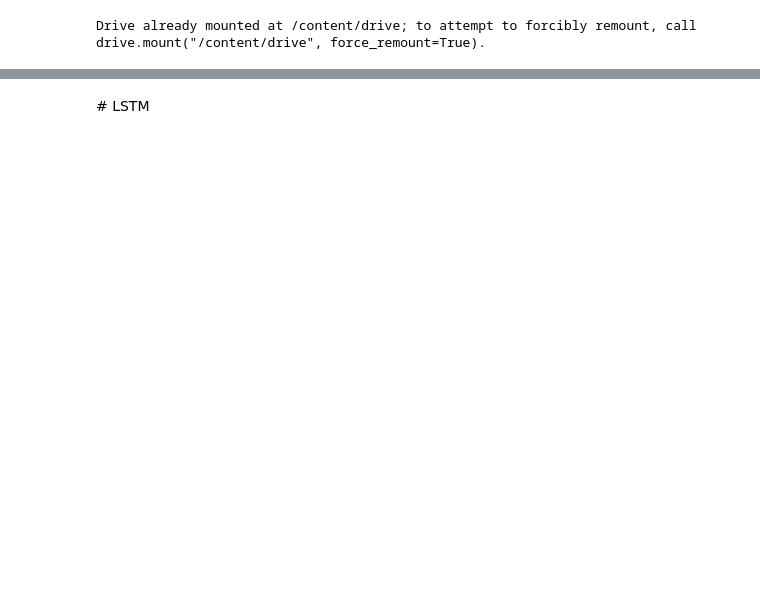
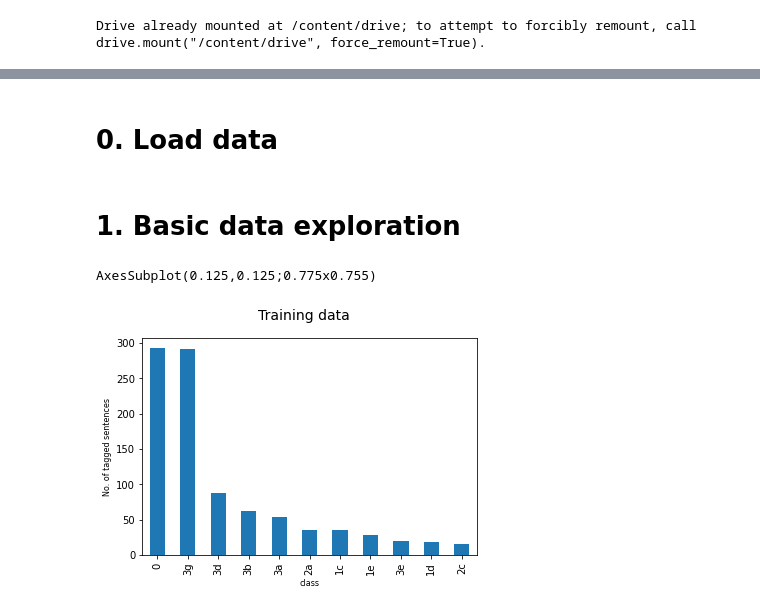
Before and after one commit to l-stahlhut/p8-classification-experiments, a Jupyter notebook: models1.ipynb, the cells around one changed output, grey strips where cells are left out. Saved outputs shown, nothing was run; the diff lists cells and outputs as text; code cells hidden in the pictures; blank space fills up the shorter version.

```diff
--- a/models1.ipynb
+++ b/models1.ipynb
@@ -278,2 +12,0 @@ model.evaluate(test_data)
-# %% [markdown]
-# LSTM
@@ -282,0 +13,22 @@ encoder.adapt(train_data.map(lambda text, label: text))
+# %% [markdown]
+# 0. Load data
+# %%
+# load data
+path = 'drive/My Drive/P8/data'
+train = pd.read_csv(os.path.join(path, "train_I1.csv"), encoding='utf8', dtype={'text_id': str, 'sentence': str, 'label': str})
+val = pd.read_csv(os.path.join(path, "val_I1.csv"), encoding='utf8', dtype={'text_id': str, 'sentence': str, 'label': str})
+test = pd.read_csv(os.path.join(path, "test_I1.csv"), encoding='utf8', dtype={'text_id': str, 'sentence': str, 'label': str})
+# %% [markdown]
+# 1. Basic data exploration
+# %%
+# how many sentences tagged? Class 0 (=not tagged) is undersampled.
+fig, ax = plt.subplots()
+fig.suptitle('Training data', fontsize=14)
+plt.xlabel('class', fontsize=8)
+plt.ylabel('No. of tagged sentences', fontsize=8)
+print(train['label'].value_counts().plot(ax=ax, kind='bar'))
+#print(val['label'].value_counts().plot(ax=ax, kind='bar'))
+#print(test['label'].value_counts().plot(ax=ax, kind='bar'))
+# %% [output]
+AxesSubplot(0.125,0.125;0.775x0.755)
+[figure, added]
```
Also changed, not shown: parts of 120 cells of this notebook, 1 other file.
